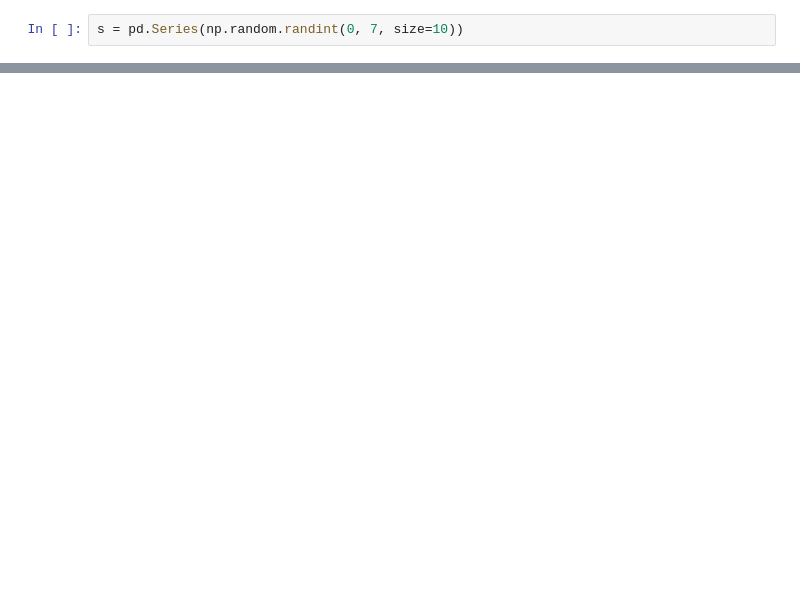
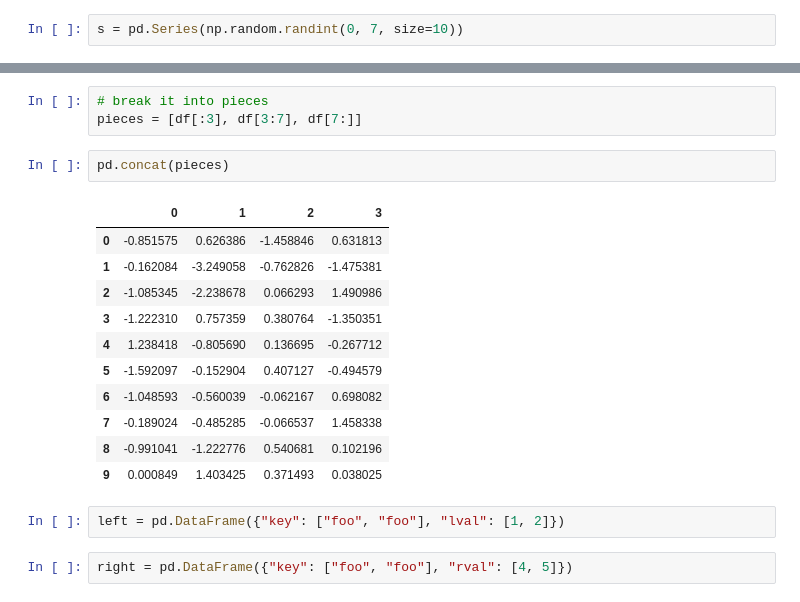
Before and after one commit to namsuhyeong/pandas, a Jupyter notebook: 10_minutes_to_pandas.ipynb, the cells around one changed output, grey strips where cells are left out. Saved outputs shown, nothing was run; the diff lists cells and outputs as text; blank space fills up the shorter version.

```diff
--- a/10_minutes_to_pandas.ipynb
+++ b/10_minutes_to_pandas.ipynb
@@ -460,0 +492,21 @@ Name: count, dtype: int64
+# %%
+# break it into pieces
+pieces = [df[:3], df[3:7], df[7:]]
+# %%
+pd.concat(pieces)
+# %% [output]
+|  | 0 | 1 | 2 | 3 |
+| 0 | -0.851575 | 0.626386 | -1.458846 | 0.631813 |
+| 1 | -0.162084 | -3.249058 | -0.762826 | -1.475381 |
+| 2 | -1.085345 | -2.238678 | 0.066293 | 1.490986 |
+| 3 | -1.222310 | 0.757359 | 0.380764 | -1.350351 |
+| 4 | 1.238418 | -0.805690 | 0.136695 | -0.267712 |
+| 5 | -1.592097 | -0.152904 | 0.407127 | -0.494579 |
+| 6 | -1.048593 | -0.560039 | -0.062167 | 0.698082 |
+| 7 | -0.189024 | -0.485285 | -0.066537 | 1.458338 |
+| 8 | -0.991041 | -1.222776 | 0.540681 | 0.102196 |
+| 9 | 0.000849 | 1.403425 | 0.371493 | 0.038025 |
+# %%
+left = pd.DataFrame({"key": ["foo", "foo"], "lval": [1, 2]})
+# %%
+right = pd.DataFrame({"key": ["foo", "foo"], "rval": [4, 5]})
```
Also changed, not shown: parts of 54 cells of this notebook.
